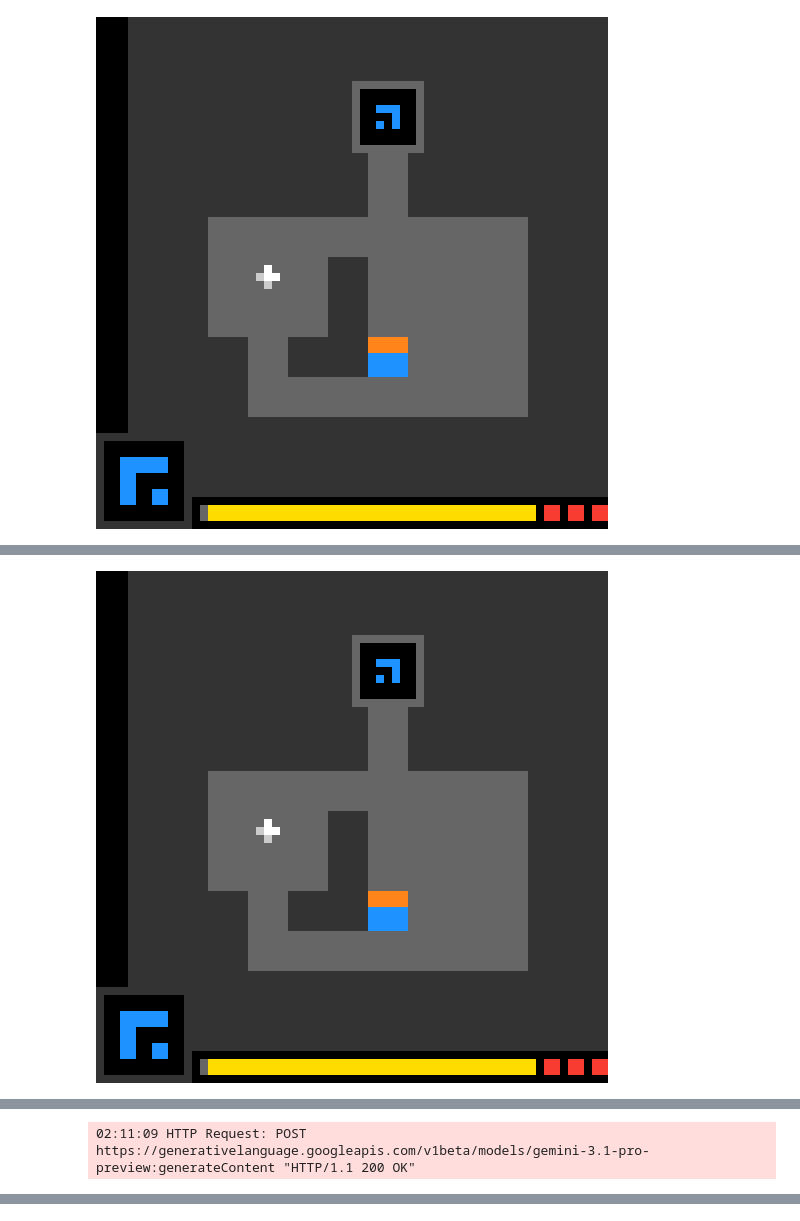
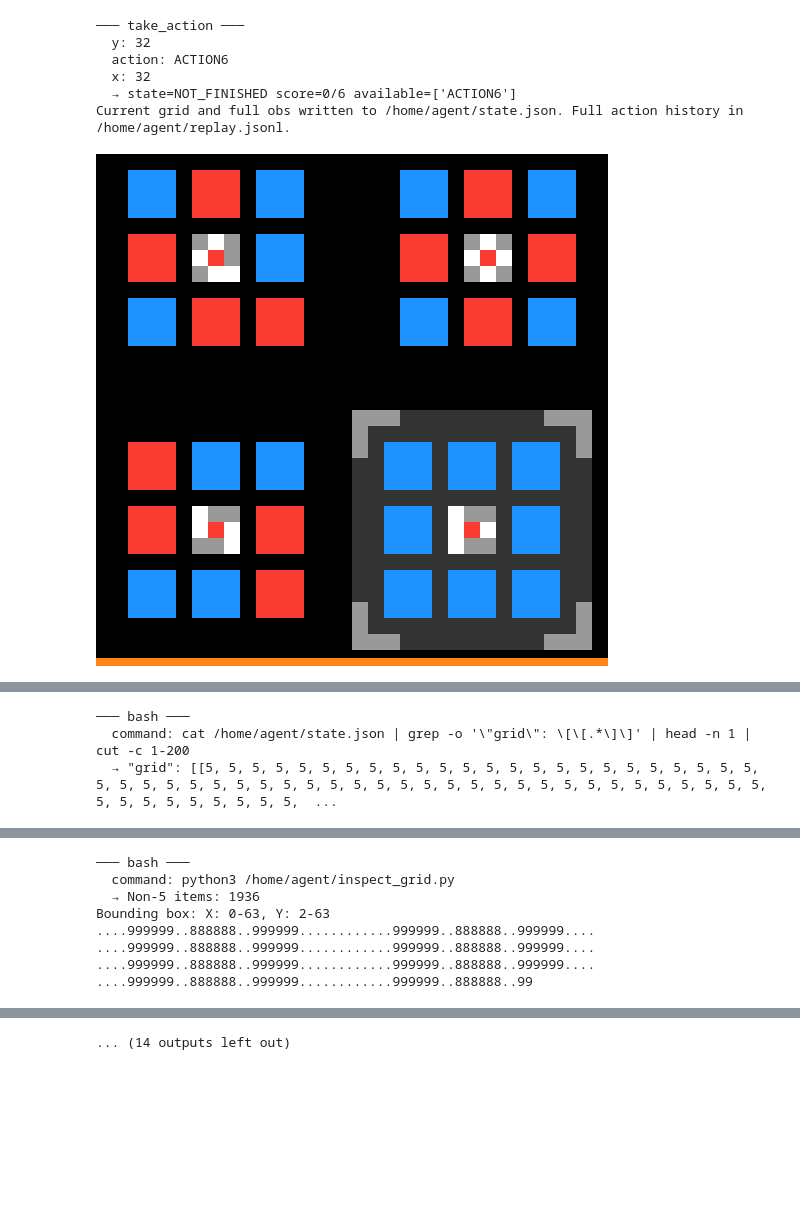
Before and after one commit to ak2k2/jackgamer, a Jupyter notebook: monday/123.ipynb, the cells around one changed output, grey strips where cells are left out. Cells and saved outputs as stored; diff of their text form; code cells hidden in the pictures; blank space fills up the shorter version.

```diff
--- a/monday/123.ipynb
+++ b/monday/123.ipynb
@@ -74,7 +76,7 @@ def starting_state_prompt(obs: FrameDataRaw) -> str:
 arcade = Arcade(operation_mode=OperationMode("normal"))
 scorecard_id: str = arcade.open_scorecard(tags=["jackagent"])
 arc_session = MyArcSession(
-    game_id=["ls20", "ft09"][0], arcade=arcade, scorecard_id=scorecard_id
+    game_id=["ls20", "ft09"][1], arcade=arcade, scorecard_id=scorecard_id
 )
 sbx = SandboxOrchestrator()
 print(sbx.bash("echo sandbox ready"))
@@ -98,22 +102,25 @@ sandbox ready
 # %%
+
+
 agent.contents = [
-    types.Content(role="user", parts=[types.Part(
-        text=f"This is the current board. {arc_session.obs}")])
+    types.Content(role="user", parts=[types.Part(text=(
+        f"Game: {arc_session.obs.game_id} | "
+        f"Score: {arc_session.obs.levels_completed}/{arc_session.obs.win_levels} | "
+        f"Actions: {[GameAction.from_id(a).name for a in arc_session.obs.available_actions]}\n\n"
+        f"Current grid is in /home/agent/state.json. "
+        f"Full action history is in /home/agent/replay.jsonl. "
+        f"Solve this game."
+    ))])
 ]
 
 agent.contents.append(types.Content(role="user", parts=[
-                      types.Part(text="solve quickly")]))
+    types.Part(text="solve quickly")]))
 
 for _ in range(100):
     calls = agent.generate_response()
     for c in calls:
-        print(f"─── {c['name']} ───")
-        if c["args"]:
-            for k, v in c["args"].items():
-                val = str(v)[:200]
-                print(f"  {k}: {val}")
-        print(f"  → {str(c['result'])[:300]}")
-        if c["name"] == "take_action":
+        print(f"[{c['name']}] {c['args']}")
+        print(f"  → {str(c['result'])[:300]}\n")
+        if c["name"] == "take_action" and agent.arc_session.obs.frame:
             display(render_frame(agent.arc_session.obs.frame[-1]))
-        print()
 # %% [output]
@@ -121 +128,7 @@ for _ in range(100):
+─── take_action ───
+  y: 32
+  action: ACTION6
+  x: 32
+  → state=NOT_FINISHED score=0/6 available=['ACTION6']
+Current grid and full obs written to /home/agent/state.json. Full action history in /home/agent/replay.jsonl.
-[figure, old version]
+[figure, new version]
@@ -123 +134,0 @@ for _ in range(100):
-[figure, removed]
@@ -126 +136,3 @@ for _ in range(100):
-02:11:09 HTTP Request: POST https://generativelanguage.googleapis.com/v1beta/models/gemini-3.1-pro-preview:generateContent "HTTP/1.1 200 OK"
+─── bash ───
+  command: cat /home/agent/state.json | grep -o '\"grid\": \[\[.*\]\]' | head -n 1 | cut -c 1-200
+  → "grid": [[5, 5, 5, 5, 5, 5, 5, 5, 5, 5, 5, 5, 5, 5, 5, 5, 5, 5, 5, 5, 5, 5, 5, 5, 5, 5, 5, 5, 5, 5, 5, 5, 5, 5, 5, 5, 5, 5, 5, 5, 5, 5, 5, 5, 5, 5, 5, 5, 5, 5, 5, 5, 5, 5, 5, 5, 5, 5, 5, 5, 5, 5,  ...
@@ -132,0 +155,8 @@ for _ in range(100):
+─── bash ───
+  command: python3 /home/agent/inspect_grid.py
+  → Non-5 items: 1936
+Bounding box: X: 0-63, Y: 2-63
+....999999..888888..999999............999999..888888..999999....
+....999999..888888..999999............999999..888888..999999....
+....999999..888888..999999............999999..888888..999999....
+....999999..888888..999999............999999..888888..99
@@ -133,3 +178,4 @@ for _ in range(100):
+... (14 outputs left out)
 # %%
 agent.contents
 # %% [output]
```
Also changed, not shown: parts of 4 cells of this notebook, 2 other files.
